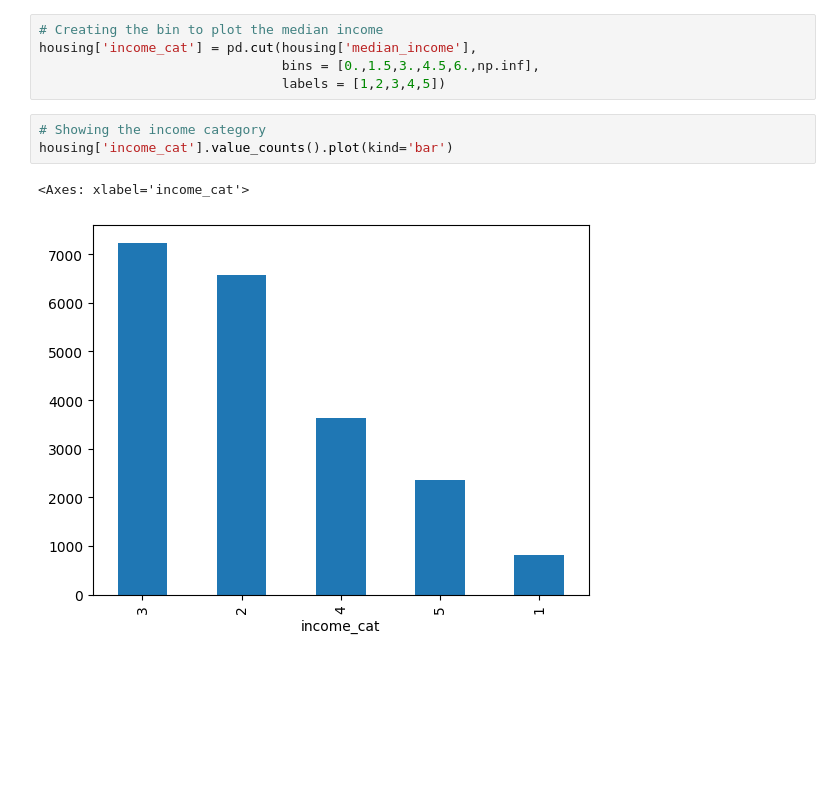
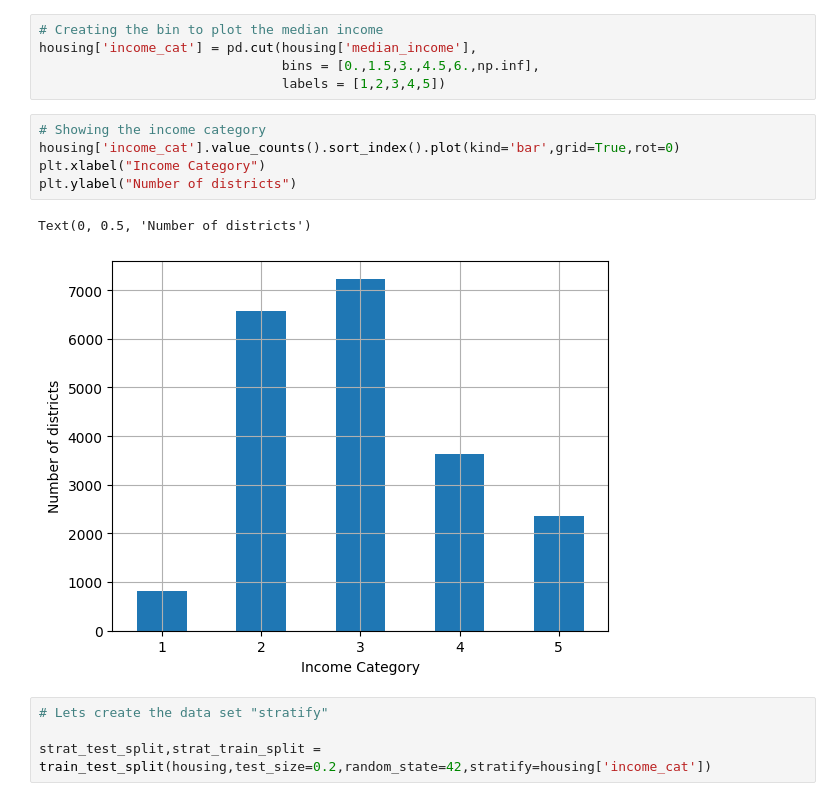
Before and after one commit to Abhi-pacific/housing_price_prediction, a Jupyter notebook: Housing_Price_Prediction.ipynb, the cells around one changed output. Drawn from its saved outputs; the diff is of its cells as text; blank space fills up the shorter version.

Commit message:
train_test_split using the stratify.

```diff
--- a/Housing_Price_Prediction.ipynb
+++ b/Housing_Price_Prediction.ipynb
@@ -91,7 +91,13 @@ housing['income_cat'] = pd.cut(housing['median_income'],
                                labels = [1,2,3,4,5])
 # %%
 # Showing the income category
-housing['income_cat'].value_counts().plot(kind='bar')
+housing['income_cat'].value_counts().sort_index().plot(kind='bar',grid=True,rot=0)
+plt.xlabel("Income Category")
+plt.ylabel("Number of districts")
 # %% [output]
-<Axes: xlabel='income_cat'>
+Text(0, 0.5, 'Number of districts')
-[figure, old version]
+[figure, new version]
+# %%
+# Lets create the data set "stratify"
+
+strat_test_split,strat_train_split = train_test_split(housing,test_size=0.2,random_state=42,stratify=housing['income_cat'])
```
